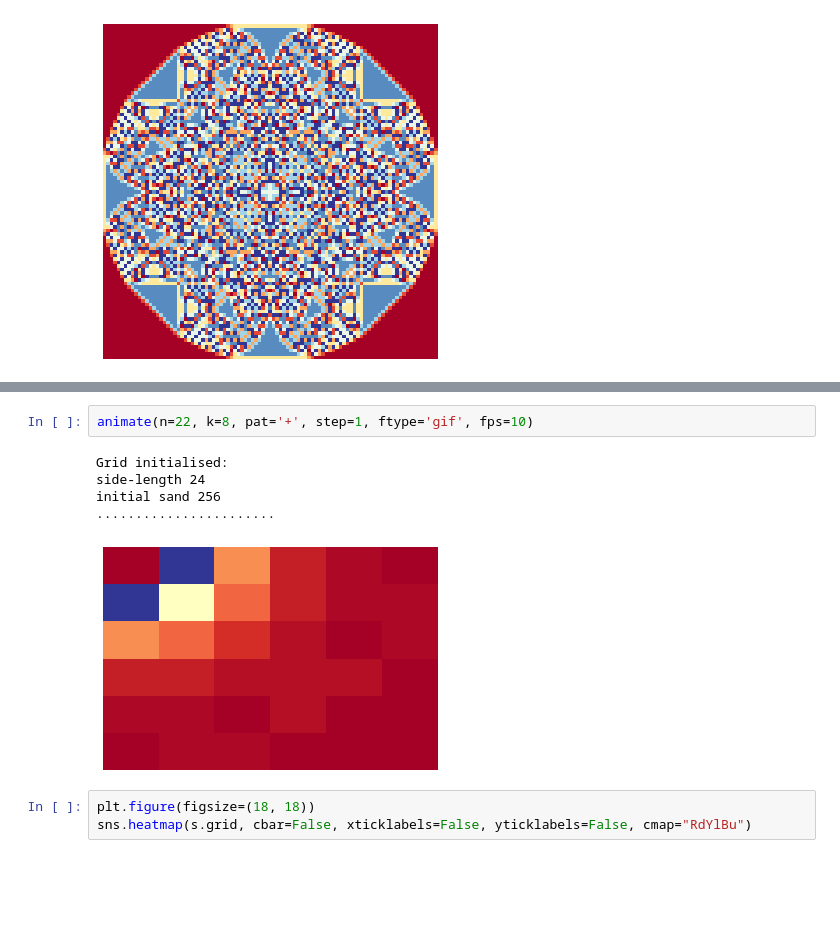
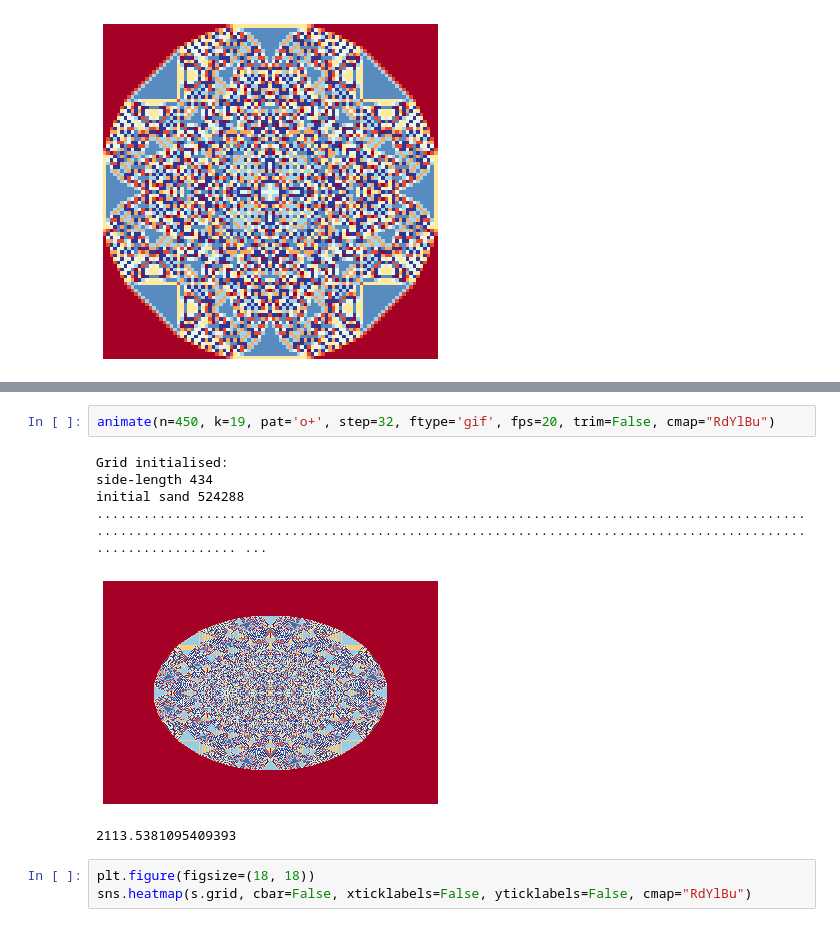
Before and after one commit to sminez/recreational_mathematics, a Jupyter notebook: Sandpiles/Sandpiles.ipynb, the cells around one changed output, grey strips where cells are left out. Drawn from its saved outputs; the diff is of its cells as text; blank space fills up the shorter version.

```diff
--- a/Sandpiles/Sandpiles.ipynb
+++ b/Sandpiles/Sandpiles.ipynb
@@ -219,11 +58,12 @@ Run the generation first with the verbose flag enabled to see how many steps are
 # %%
-animate(n=22, k=8, pat='+', step=1, ftype='gif', fps=10)
+animate(n=450, k=19, pat='o+', step=32, ftype='gif', fps=20, trim=False, cmap="RdYlBu")
 # %% [output]
 Grid initialised:
-side-length 24
-initial sand 256
-.......................
+side-length 434
+initial sand 524288
+........................................................................................................................................................................................................ ...
-[figure, old version]
+[figure, new version]
+2113.5381095409393
 # %%
 plt.figure(figsize=(18, 18))
 sns.heatmap(s.grid, cbar=False, xticklabels=False, yticklabels=False, cmap="RdYlBu")
```
Also changed, not shown: parts of 5 cells of this notebook, 1 other file.
